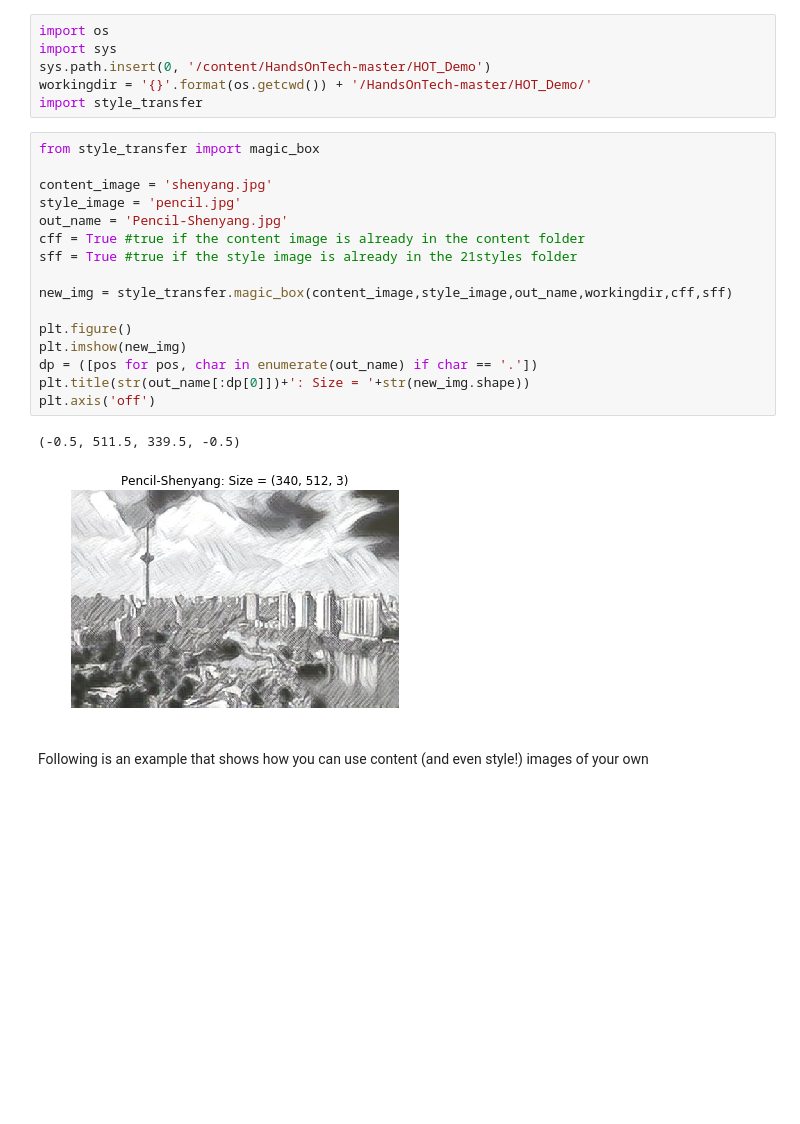
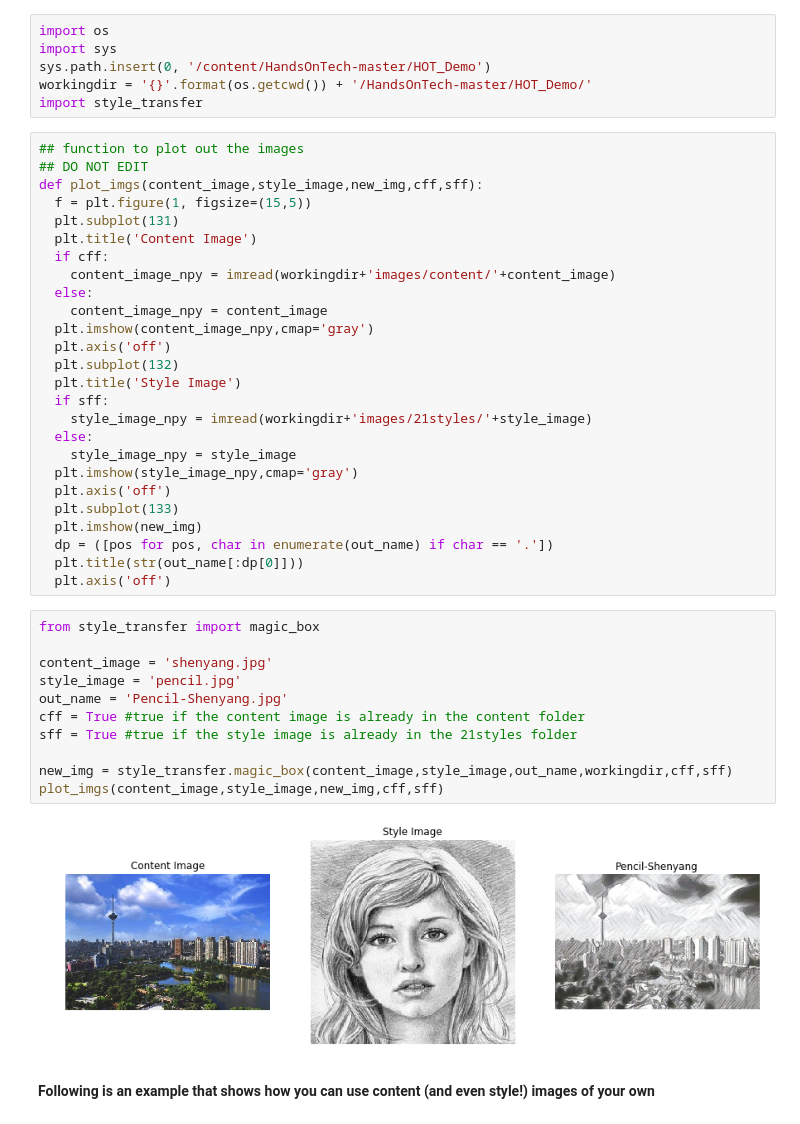
Before and after one commit to nerdslab/HandsOnTech, a Jupyter notebook: HOT_Demo/Hands_on_Tech_Image_Processing.ipynb, the cells around one changed output. Cells and saved outputs as stored; diff of their text form; blank space fills up the shorter version.

Commit message:
Images compatible with Colab, lists

```diff
--- a/HOT_Demo/Hands_on_Tech_Image_Processing.ipynb
+++ b/HOT_Demo/Hands_on_Tech_Image_Processing.ipynb
@@ -328,27 +355,47 @@ import sys
 sys.path.insert(0, '/content/HandsOnTech-master/HOT_Demo')
 workingdir = '{}'.format(os.getcwd()) + '/HandsOnTech-master/HOT_Demo/'
 import style_transfer
+# %%
+## function to plot out the images
+## DO NOT EDIT
+def plot_imgs(content_image,style_image,new_img,cff,sff):
+  f = plt.figure(1, figsize=(15,5))
+  plt.subplot(131)
+  plt.title('Content Image')
+  if cff:
+    content_image_npy = imread(workingdir+'images/content/'+content_image)
+  else:
+    content_image_npy = content_image
+  plt.imshow(content_image_npy,cmap='gray')
+  plt.axis('off')
+  plt.subplot(132)
+  plt.title('Style Image')
+  if sff:
+    style_image_npy = imread(workingdir+'images/21styles/'+style_image)
+  else:
+    style_image_npy = style_image
+  plt.imshow(style_image_npy,cmap='gray')
+  plt.axis('off')
+  plt.subplot(133)
+  plt.imshow(new_img)
+  dp = ([pos for pos, char in enumerate(out_name) if char == '.'])
+  plt.title(str(out_name[:dp[0]]))
+  plt.axis('off')
 # %%
 from style_transfer import magic_box
 
 content_image = 'shenyang.jpg'
 style_image = 'pencil.jpg'
 out_name = 'Pencil-Shenyang.jpg'
 cff = True #true if the content image is already in the content folder
 sff = True #true if the style image is already in the 21styles folder
 
 new_img = style_transfer.magic_box(content_image,style_image,out_name,workingdir,cff,sff)
-
-plt.figure()
-plt.imshow(new_img)
-dp = ([pos for pos, char in enumerate(out_name) if char == '.'])
-plt.title(str(out_name[:dp[0]])+': Size = '+str(new_img.shape))
-plt.axis('off')
+plot_imgs(content_image,style_image,new_img,cff,sff)
 # %% [output]
-(-0.5, 511.5, 339.5, -0.5)
-[figure, old version]
+[figure, new version]
 # %% [markdown]
-Following is an example that shows how you can use content (and even style!) images of your own
+**Following is an example that shows how you can use content (and even style!) images of your own**
 # %%
 new_content = cat_sq ## to use a numpy.ndarray
 # new_content = imread('img_name.jpg') ## to read in a new image
```
Also changed, not shown: parts of 14 cells of this notebook.
